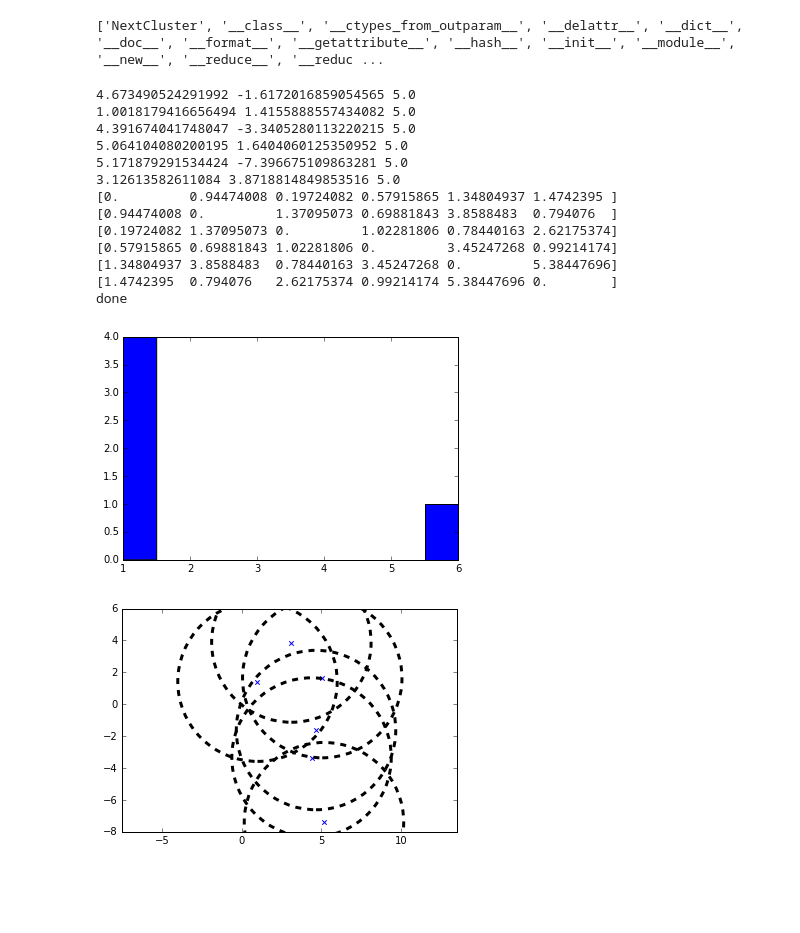
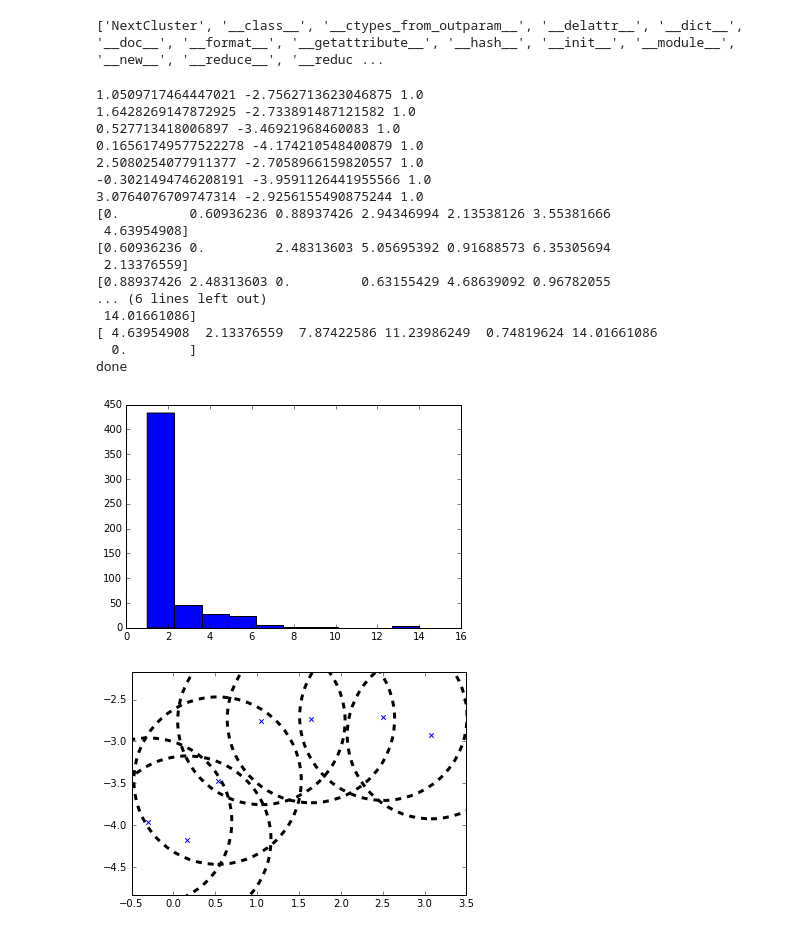
Before and after one commit to agurvich/CFoF, a Jupyter notebook: scratch.ipynb, the cells around one changed output. Saved outputs shown, nothing was run; the diff lists cells and outputs as text; code cells hidden in the pictures; blank space fills up the shorter version.

```diff
--- a/scratch.ipynb
+++ b/scratch.ipynb
@@ -21,7 +21,7 @@ import time
 The autoreload extension is already loaded. To reload it, use:
   %reload_ext autoreload
 # %%
-NSNe=100
+NSNe=10
 np.random.seed(516)
 
 ## set-up some random positions
@@ -29,7 +29,7 @@ x,y,z = ((np.random.rand(3,NSNe)-0.5)*15).astype('f')
 
 
 ## fixed linking length of .1, for now
-linkingLengths = np.ones(NSNe,dtype='f')*50.0/NSNe*2
+linkingLengths = np.ones(NSNe,dtype='f')*50.0/NSNe*10*2
 
 ## launch times, fixed at 1 for now
 launchTimes = np.ones(NSNe,dtype='f')
@@ -50,6 +50,8 @@ SupernovaCluster._fields_ = [
                 ("ys", ctypes.POINTER(ctypes.c_float)),
                 ("zs", ctypes.POINTER(ctypes.c_float)),
                 ("ids",ctypes.POINTER(ctypes.c_float)),
+                ("launchTimes", ctypes.POINTER(ctypes.c_float)),
+                ("coolingTimes", ctypes.POINTER(ctypes.c_float)),
                 ("linkingLengths", ctypes.POINTER(ctypes.c_float)),
                 ("numNGB",ctypes.c_int),
                 ("cluster_id",ctypes.c_int),
@@ -112,7 +113,7 @@ def extractLinkedListValues(numClusters,head,write_to_file=0):
             raise
 
     ## unpack the flattened arrays
-    flat_xss,flat_yss,flat_zss,flat_idss,flat_llss=valss
+    flat_xss,flat_yss,flat_zss,flat_idss,flat_ltss,flat_ctss,flat_llss=valss
     if write_to_file:
         raise Exception("Unimplemented")
         with h5py.File("file.hdf5",'w') as handle:
@@ -123,8 +124,10 @@ def extractLinkedListValues(numClusters,head,write_to_file=0):
     yss = splitFlattenedArray(flat_yss,masterListIndices)
     zss = splitFlattenedArray(flat_zss,masterListIndices)
     idss = splitFlattenedArray(flat_idss,masterListIndices)
+    ltss = splitFlattenedArray(flat_ltss,masterListIndices)
+    ctss = splitFlattenedArray(flat_ctss,masterListIndices)
     llss = splitFlattenedArray(flat_llss,masterListIndices)
-    return xss,yss,zss,idss,llss,np.array(numNGBs),np.array(clusterIDs)
+    return xss,yss,zss,idss,ltss,ctss,llss,np.array(numNGBs),np.array(clusterIDs)
 
 
 def splitFlattenedArray(flat_arr,masterListIndices):
@@ -147,7 +150,7 @@ def extractSNClusterObjValues(head,keys,valss,numNGBs,masterListIndices,clusterI
 print dir(head)
 print
 
-xss,yss,zss,idss,llss,numNGBs,clusterIDs=extractLinkedListValues(numClusters,head)
+xss,yss,zss,idss,ltss,ctss,llss,numNGBs,clusterIDs=extractLinkedListValues(numClusters,head)
 
     #print np.ctypeslib.as_array(getattr(head,key),shape=head.numNGB)
 
@@ -162,37 +165,41 @@ print "",
 ['NextCluster', '__class__', '__ctypes_from_outparam__', '__delattr__', '__dict__', '__doc__', '__format__', '__getattribute__', '__hash__', '__init__', '__module__', '__new__', '__reduce__', '__reduc ...
 # %%
 plt.hist(numNGBs)
-index = list(np.logical_and(numNGBs>2,numNGBs<10)).index(1)
+index = list(np.logical_and(numNGBs>5,numNGBs<10)).index(1)
 
 my_coords = np.array([xss[index],yss[index],zss[index]]).T
 
 
 plt.figure()
 plt.scatter(my_coords[:,0],my_coords[:,1],marker='x')
 for (x,y,r) in zip(my_coords[:,0],my_coords[:,1],llss[index]):
     print x,y,r
     plt.gca().add_artist(plt.Circle((x,y),r,ls='--',lw=3,fill=None))
 plt.axes().set_aspect('equal', 'datalim')
 
 
 for coord in my_coords:
     dist = np.sum((my_coords-coord)**2,axis=1)/llss[index]**2
     print dist
 print 'done'
 print
 # %% [output]
-4.673490524291992 -1.6172016859054565 5.0
-1.0018179416656494 1.4155888557434082 5.0
-4.391674041748047 -3.3405280113220215 5.0
-5.064104080200195 1.6404060125350952 5.0
-5.171879291534424 -7.396675109863281 5.0
-3.12613582611084 3.8718814849853516 5.0
-[0.         0.94474008 0.19724082 0.57915865 1.34804937 1.4742395 ]
-[0.94474008 0.         1.37095073 0.69881843 3.8588483  0.794076  ]
-[0.19724082 1.37095073 0.         1.02281806 0.78440163 2.62175374]
-[0.57915865 0.69881843 1.02281806 0.         3.45247268 0.99214174]
-[1.34804937 3.8588483  0.78440163 3.45247268 0.         5.38447696]
-[1.4742395  0.794076   2.62175374 0.99214174 5.38447696 0.        ]
+1.0509717464447021 -2.7562713623046875 1.0
+1.6428269147872925 -2.733891487121582 1.0
+0.527713418006897 -3.46921968460083 1.0
+0.16561749577522278 -4.174210548400879 1.0
+2.5080254077911377 -2.7058966159820557 1.0
+-0.3021494746208191 -3.9591126441955566 1.0
+3.0764076709747314 -2.9256155490875244 1.0
+[0.         0.60936236 0.88937426 2.94346994 2.13538126 3.55381666
+ 4.63954908]
+[0.60936236 0.         2.48313603 5.05695392 0.91688573 6.35305694
+ 2.13376559]
+[0.88937426 2.48313603 0.         0.63155429 4.68639092 0.96782055
+... (6 lines left out)
+ 14.01661086]
+[ 4.63954908  2.13376559  7.87422586 11.23986249  0.74819624 14.01661086
+  0.        ]
 done
-[figure, old version]
+[figure, new version]
-[figure, old version]
+[figure, new version]
```
Also changed, not shown: parts of 1 cell of this notebook, 2 other files.
